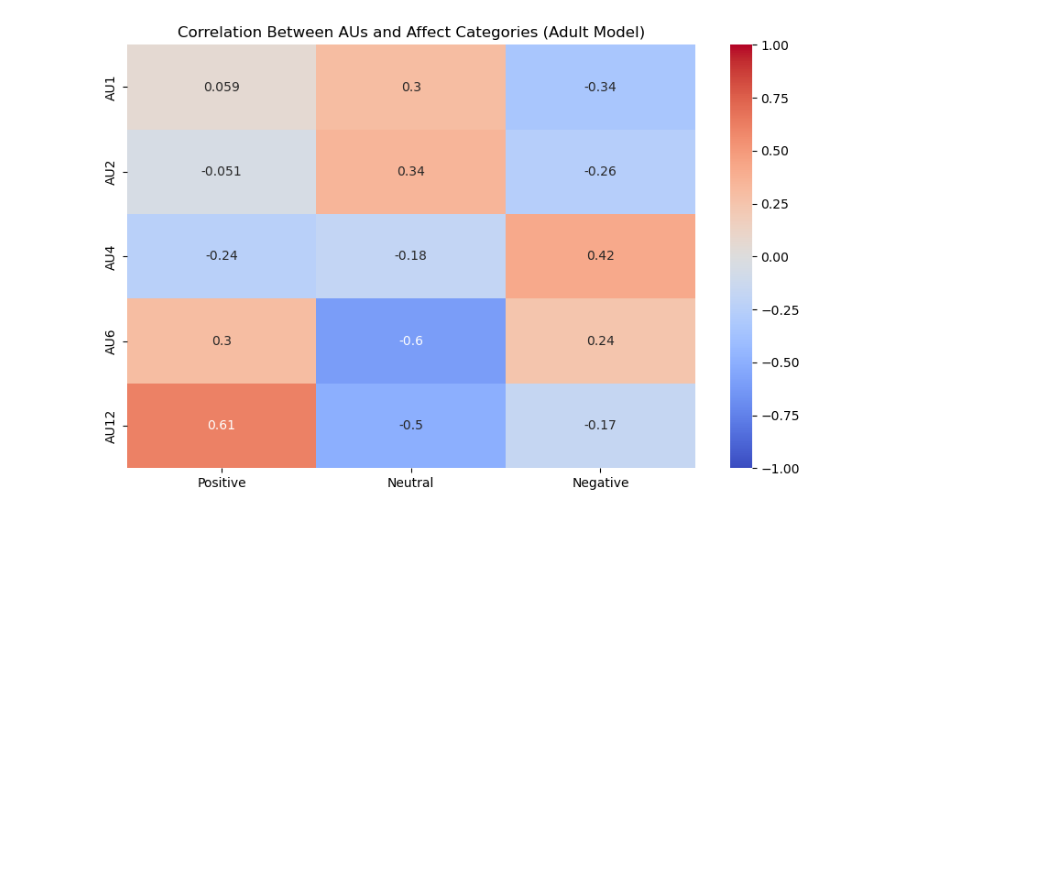
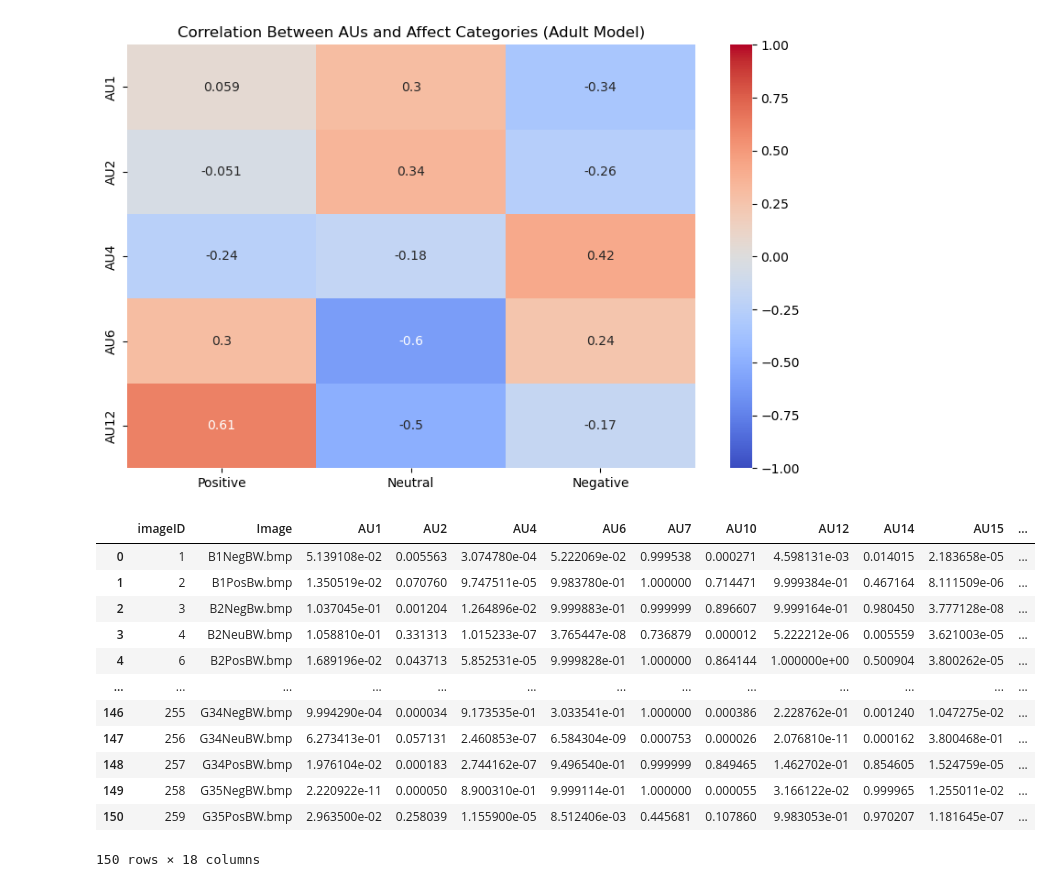
Before and after one commit to florentinafabregas/affect-recognition-infants, a Jupyter notebook: notebooks/pyafar_eda.ipynb, the cells around one changed output. Saved outputs shown, nothing was run; the diff lists cells and outputs as text; code cells hidden in the pictures; blank space fills up the shorter version.

```diff
--- a/notebooks/pyafar_eda.ipynb
+++ b/notebooks/pyafar_eda.ipynb
@@ -438,3 +438,19 @@ plt.show()
 # %% [output]
 [figure]
 [figure]
+# %%
+pyafar_adu_df
+# %% [output]
+|  | imageID | Image | AU1 | AU2 | AU4 | AU6 | AU7 | AU10 | AU12 | AU14 | AU15 | ... |
+| 0 | 1 | B1NegBW.bmp | 5.139108e-02 | 0.005563 | 3.074780e-04 | 5.222069e-02 | 0.999538 | 0.000271 | 4.598131e-03 | 0.014015 | 2.183658e-05 | ... |
+| 1 | 2 | B1PosBw.bmp | 1.350519e-02 | 0.070760 | 9.747511e-05 | 9.983780e-01 | 1.000000 | 0.714471 | 9.999384e-01 | 0.467164 | 8.111509e-06 | ... |
+| 2 | 3 | B2NegBw.bmp | 1.037045e-01 | 0.001204 | 1.264896e-02 | 9.999883e-01 | 0.999999 | 0.896607 | 9.999164e-01 | 0.980450 | 3.777128e-08 | ... |
+| 3 | 4 | B2NeuBW.bmp | 1.058810e-01 | 0.331313 | 1.015233e-07 | 3.765447e-08 | 0.736879 | 0.000012 | 5.222212e-06 | 0.005559 | 3.621003e-05 | ... |
+| 4 | 6 | B2PosBW.bmp | 1.689196e-02 | 0.043713 | 5.852531e-05 | 9.999828e-01 | 1.000000 | 0.864144 | 1.000000e+00 | 0.500904 | 3.800262e-05 | ... |
+| ... | ... | ... | ... | ... | ... | ... | ... | ... | ... | ... | ... | ... |
+| 146 | 255 | G34NegBW.bmp | 9.994290e-04 | 0.000034 | 9.173535e-01 | 3.033541e-01 | 1.000000 | 0.000386 | 2.228762e-01 | 0.001240 | 1.047275e-02 | ... |
+| 147 | 256 | G34NeuBW.bmp | 6.273413e-01 | 0.057131 | 2.460853e-07 | 6.584304e-09 | 0.000753 | 0.000026 | 2.076810e-11 | 0.000162 | 3.800468e-01 | ... |
+| 148 | 257 | G34PosBW.bmp | 1.976104e-02 | 0.000183 | 2.744162e-07 | 9.496540e-01 | 0.999999 | 0.849465 | 1.462702e-01 | 0.854605 | 1.524759e-05 | ... |
+| 149 | 258 | G35NegBW.bmp | 2.220922e-11 | 0.000050 | 8.900310e-01 | 9.999114e-01 | 1.000000 | 0.000055 | 3.166122e-02 | 0.999965 | 1.255011e-02 | ... |
+| 150 | 259 | G35PosBW.bmp | 2.963500e-02 | 0.258039 | 1.155900e-05 | 8.512406e-03 | 0.445681 | 0.107860 | 9.983053e-01 | 0.970207 | 1.181645e-07 | ... |
+150 rows × 18 columns
```
Also changed, not shown: parts of 1 cell of this notebook.
